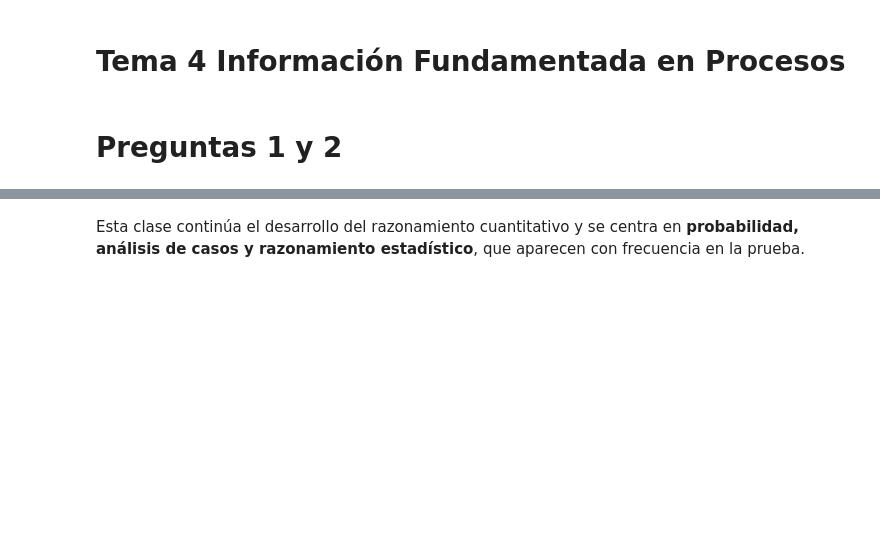
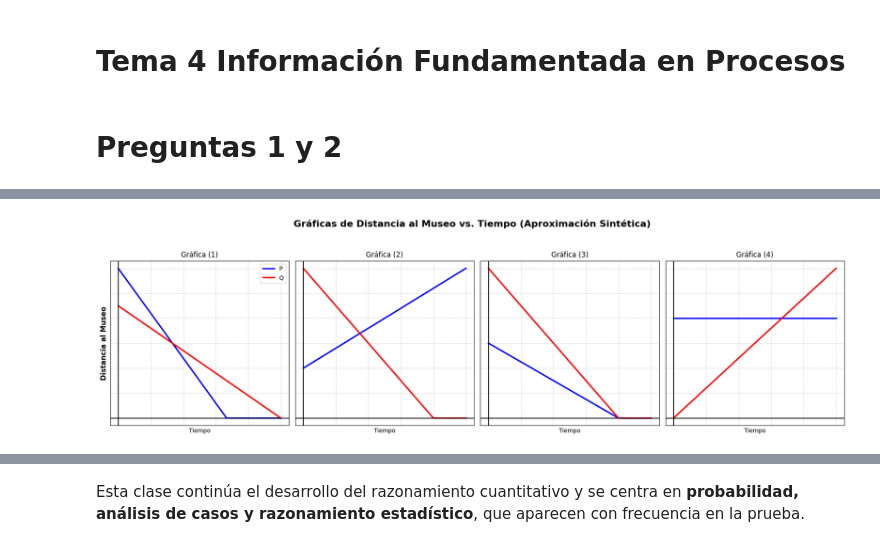
Before and after one commit to marco-canas/camino-udea, a Jupyter notebook: 3_lenguaje_proposicional/clase_04_posibilidades_logicas/clase_4_posibilidades_logicas.ipynb, the cells around one changed output, grey strips where cells are left out. Drawn from its saved outputs; the diff is of its cells as text; code cells hidden in the pictures; blank space fills up the shorter version.

```diff
--- a/3_lenguaje_proposicional/clase_04_posibilidades_logicas/clase_4_posibilidades_logicas.ipynb
+++ b/3_lenguaje_proposicional/clase_04_posibilidades_logicas/clase_4_posibilidades_logicas.ipynb
@@ -56,0 +363,85 @@ generar_qr("https://colab.research.google.com/github/marco-canas/camino-udea/blo
+# %%
+import matplotlib.pyplot as plt
+import numpy as np
+
+# 1. Configurar el lienzo (Canvas) para una matriz de 1x4
+fig, axes = plt.subplots(1, 4, figsize=(18, 5), sharey=True)
+fig.suptitle("Gráficas de Distancia al Museo vs. Tiempo (Aproximación Sintética)", fontsize=16, fontweight='bold', y=1.05)
+
+# Definir el rango de tiempo (eje horizontal)
+t = np.linspace(0, 10, 100)
+
+# ==========================================
+# GRÁFICA (1)
+# Planteamiento: P y Q hacia el museo, P más lejos pero llegó primero.
+# ==========================================
+ax1 = axes[0]
+d0_p1, v_p1 = 12, -1.8  # Inicia alto, pendiente fuerte (llega en t=6.6)
+d0_q1, v_q1 = 9, -0.9   # Inicia más bajo, pendiente suave (llega en t=10)
+dp1 = np.maximum(0, d0_p1 + v_p1 * t)
+dq1 = np.maximum(0, d0_q1 + v_q1 * t)
+
+ax1.plot(t, dp1, label='P', color='blue', lw=2.5)
+ax1.plot(t, dq1, label='Q', color='red', lw=2.5)
+ax1.set_title("Gráfica (1)")
+ax1.legend()
+
+# ==========================================
+# GRÁFICA (2)
+# Planteamiento: P se aleja, Q se acerca (o se cruzan).
+# ==========================================
+ax2 = axes[1]
+d0_p2, v_p2 = 4, 0.8    # Inicia bajo, se aleja
+d0_q2, v_q2 = 12, -1.5  # Inicia alto, se acerca rápido (llega en t=8)
+dp2 = d0_p2 + v_p2 * t
+dq2 = np.maximum(0, d0_q2 + v_q2 * t)
+
+ax2.plot(t, dp2, label='P', color='blue', lw=2.5)
+ax2.plot(t, dq2, label='Q', color='red', lw=2.5)
+ax2.set_title("Gráfica (2)")
+# ax2.legend() # Opcional, ya está en la primera
+
+# ==========================================
+# GRÁFICA (3)
+# Planteamiento: Mismo tiempo de llegada, Q más lejos.
+# ==========================================
+ax3 = axes[2]
+d0_p3, v_p3 = 6, -0.75  # Llega en t=8
+d0_q3, v_q3 = 12, -1.5  # Llega en t=8 (más lejos, más rápido)
+dp3 = np.maximum(0, d0_p3 + v_p3 * t)
+dq3 = np.maximum(0, d0_q3 + v_q3 * t)
+
+ax3.plot(t, dp3, label='P', color='blue', lw=2.5)
+ax3.plot(t, dq3, label='Q', color='red', lw=2.5)
+ax3.set_title("Gráfica (3)")
+
+# ==========================================
+# GRÁFICA (4)
+# Planteamiento: P parada, Q se aleja del museo y se cruzan.
+# ==========================================
+ax4 = axes[3]
+d0_p4, v_p4 = 8, 0      # Parada a distancia constante
+d0_q4, v_q4 = 0, 1.2    # Sale del museo (d=0) y se aleja
+dp4 = np.full_like(t, d0_p4)
+dq4 = d0_q4 + v_q4 * t
+
+ax4.plot(t, dp4, label='P', color='blue', lw=2.5)
+ax4.plot(t, dq4, label='Q', color='red', lw=2.5)
+ax4.set_title("Gráfica (4)")
+
+# --- Configuración estética global de los ejes ---
+for ax in axes:
+    ax.set_xlabel("Tiempo")
+    ax.grid(True, linestyle='--', alpha=0.5)
+    # Recrear el estilo visual de la imagen: Ejes negros gruesos que se cruzan en el origen
+    ax.axhline(0, color='black', lw=1.5) # Eje horizontal (Museo d=0)
+    ax.axvline(0, color='black', lw=1.5) # Eje vertical (Tiempo 0)
+    ax.tick_params(left=False, bottom=False, labelleft=False, labelbottom=False) # Ocultar números para vista abstracta
+
+# Solo etiquetar el primer eje vertical
+axes[0].set_ylabel("Distancia al Museo", fontsize=12, fontweight='bold')
+
+plt.tight_layout()
+plt.show()
+# %% [output]
+[figure, added]
```
Also changed, not shown: parts of 46 cells of this notebook, 5 other files.
